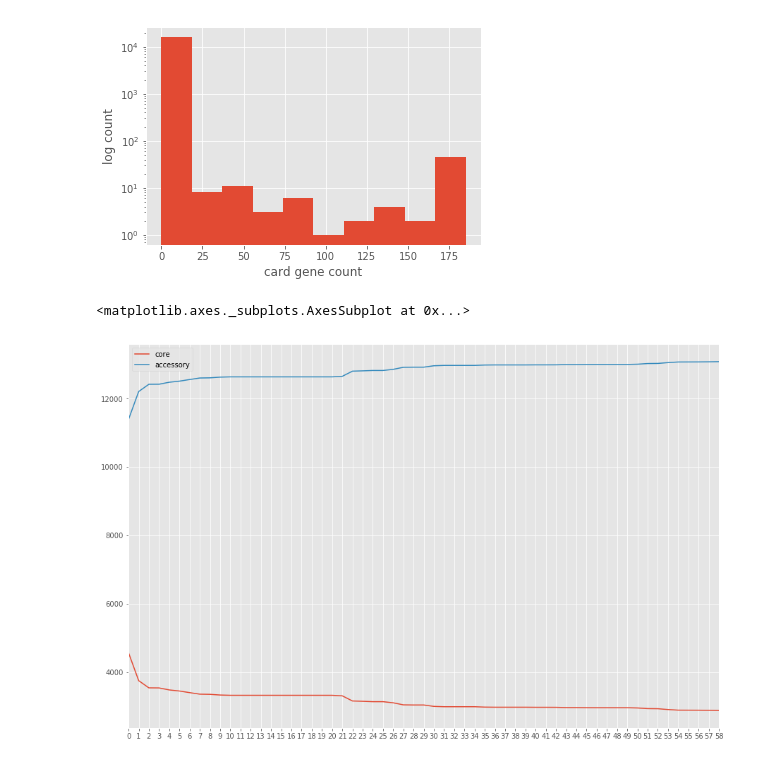
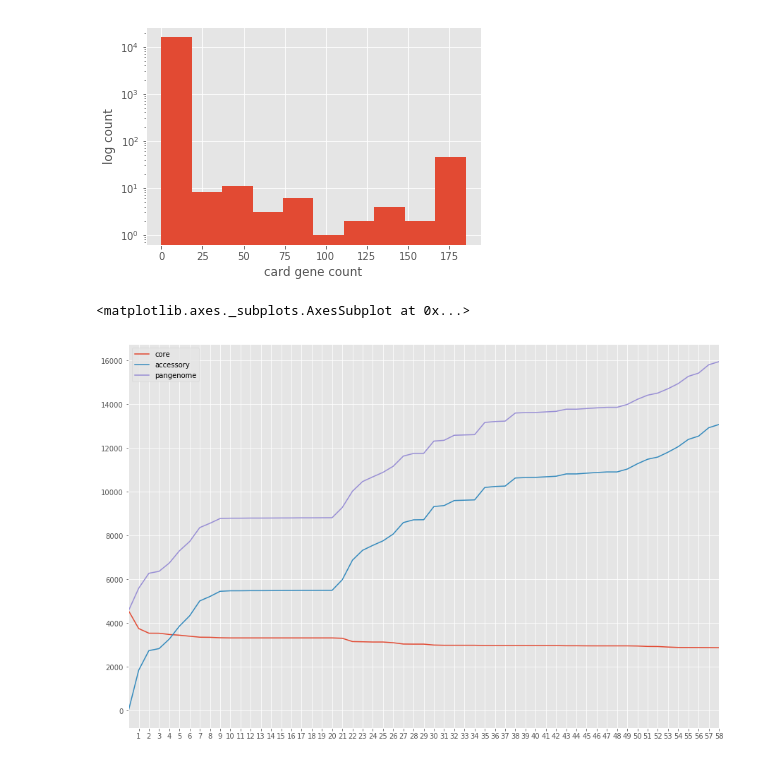
Before and after one commit to algaebrown/pangenomeExp, a Jupyter notebook: exp2_cdhit/20171010just_pangenome.ipynb, the cells around one changed output. Cells and saved outputs as stored; diff of their text form; code cells hidden in the pictures.

Commit message:
new pangenome calculation to card and cog

```diff
--- a/exp2_cdhit/20171010just_pangenome.ipynb
+++ b/exp2_cdhit/20171010just_pangenome.ipynb
@@ -37,6 +37,7 @@ print(core_len_gap_se.mean(), accessory_len_gap_se.mean())
 #cog_category
 with open("/home/hermuba/ecoli.cog.list") as f:
     for line in f:
+        line = line.replace('\n', '')
         genome_id = line.split('\t')[0]
         protein_id = line.split('\t')[1]
         head = protein_id+'|'+genome_id
@@ -98,5 +97,5 @@ cluster_detail.to_pickle("../../cdhitResult/cluster_detail_tmp1010")
 # %%
-ct = pd.DataFrame(columns = ['core', 'accessory'])
+ct = pd.DataFrame(columns = ['core', 'accessory', 'pangenome'])
 i = 0
 for index, row in df.iterrows():
     i = i + 1
@@ -104,12 +103,14 @@ for index, row in df.iterrows():
 
     count = count.sum(axis = 0)
 
-    core = len(count.loc[count == i])
-    accessory = 15950 - core ######
-    ct.loc[index, 'core'] = core
-    ct.loc[index, 'accessory'] = accessory
+    al = len(count.loc[count > 0])
+    cr = len(count.loc[count == i])
+    acc = al - core ######
+    ct.loc[index, 'core'] = cr
+    ct.loc[index, 'accessory'] = acc
+    ct.loc[index, 'pangenome'] = al
 # %%
-ct.plot(xticks = np.arange(0, 59, 1), use_index = False, figsize = (15,10))
+ct.plot(xticks = np.arange(1, 59, 1), use_index = False, figsize = (15,10))
 # %% [output]
 <matplotlib.axes._subplots.AxesSubplot at 0x...>
-[figure, old version]
+[figure, new version]
```
Also changed, not shown: parts of 23 cells of this notebook, 1 other file.
